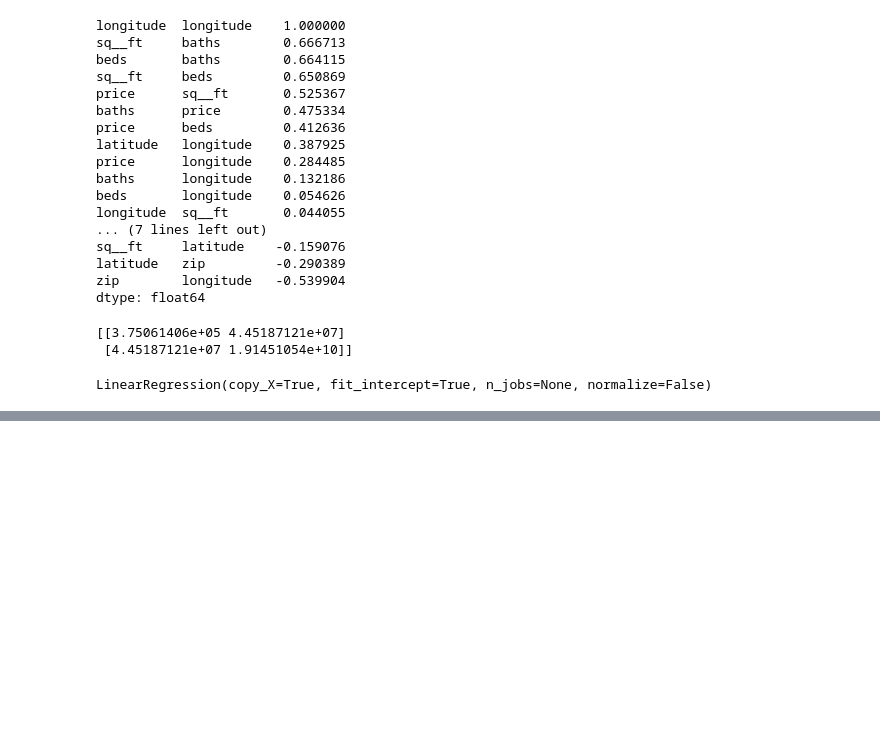
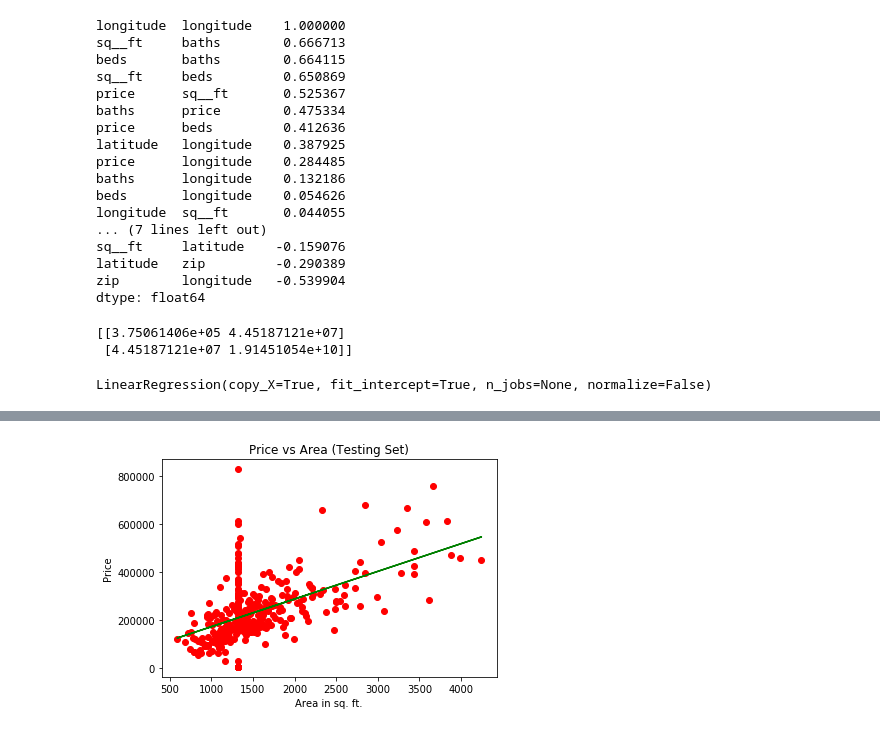
Before and after one commit to nirmalnishant645/Python-Programming, a Jupyter notebook: Data-Mining/Real-Estate-Pricing.ipynb, the cells around one changed output, grey strips where cells are left out. Drawn from its saved outputs; the diff is of its cells as text; code cells hidden in the pictures; blank space fills up the shorter version.

```diff
--- a/Data-Mining/Real-Estate-Pricing.ipynb
+++ b/Data-Mining/Real-Estate-Pricing.ipynb
@@ -192,3 +187,13 @@ train.show()
+# %%
+test = plt
+test.scatter(x_test, y_test, color = 'red')
+test.plot(x_test, regressor.predict(x_test), color = 'green')
+test.title('Price vs Area (Testing Set)')
+test.xlabel('Area in sq. ft.')
+test.ylabel('Price')
+test.show()
+# %% [output]
+[figure, added]
 # %%
 y_pred = regressor.predict(x_test)
 print('Actual values' + '\tPredicted Values' +'\tError')
```
Also changed, not shown: parts of 15 cells of this notebook.
